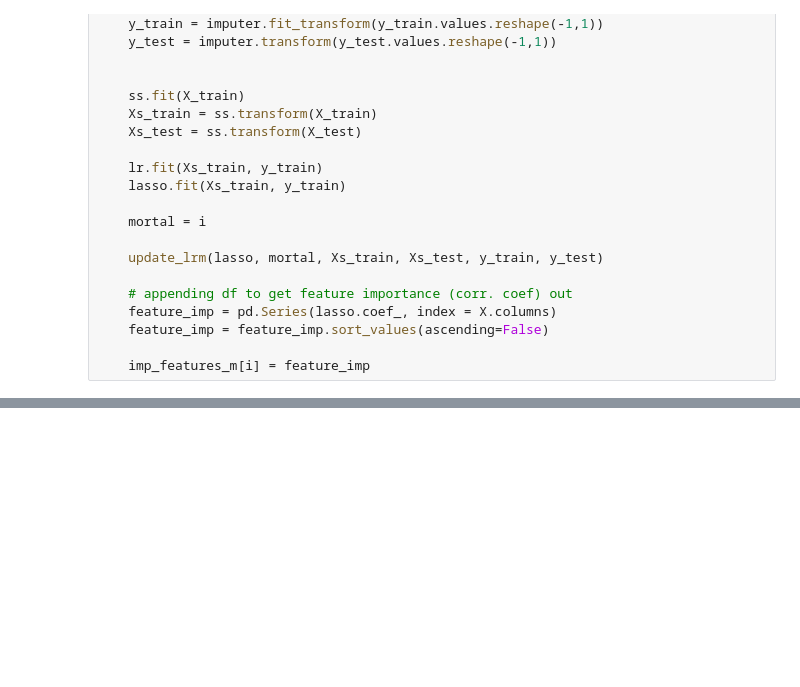
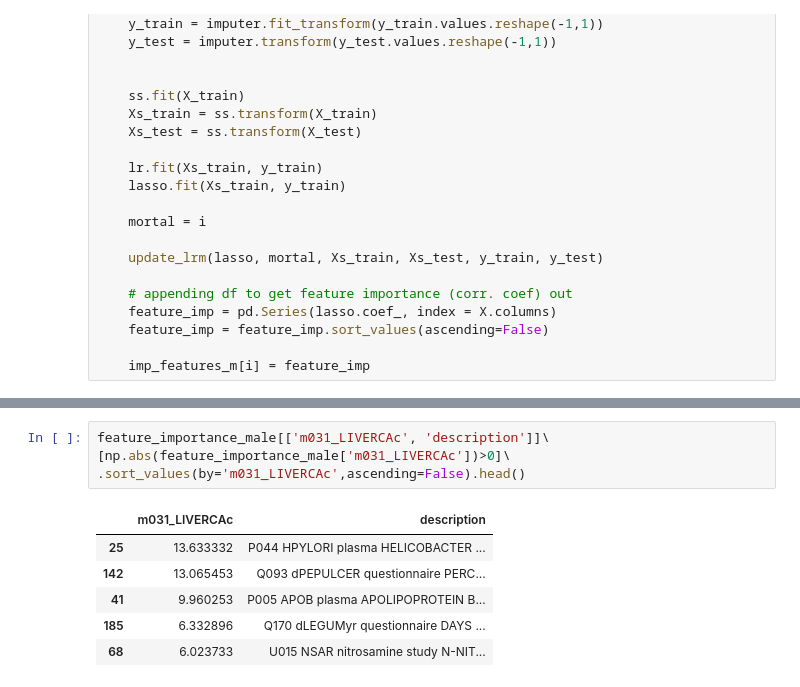
Before and after one commit to colbytse/community_health_project, a Jupyter notebook: code_notebooks/modeling-ct.ipynb, the cells around one changed output, grey strips where cells are left out. Cells and saved outputs as stored; diff of their text form; blank space fills up the shorter version.

```diff
--- a/modeling-ct.ipynb
+++ b/code_notebooks/modeling-ct.ipynb
@@ -1041,0 +1061,11 @@ imp_features_f
+# %%
+feature_importance_male[['m031_LIVERCAc', 'description']]\
+[np.abs(feature_importance_male['m031_LIVERCAc'])>0]\
+.sort_values(by='m031_LIVERCAc',ascending=False).head()
+# %% [output]
+|  | m031_LIVERCAc | description |
+| 25 | 13.633332 | P044 HPYLORI plasma HELICOBACTER ... |
+| 142 | 13.065453 | Q093 dPEPULCER questionnaire PERC... |
+| 41 | 9.960253 | P005 APOB plasma APOLIPOPROTEIN B... |
+| 185 | 6.332896 | Q170 dLEGUMyr questionnaire DAYS ... |
+| 68 | 6.023733 | U015 NSAR nitrosamine study N-NIT... |
```
Also changed, not shown: parts of 26 cells of this notebook, 17 other files.
